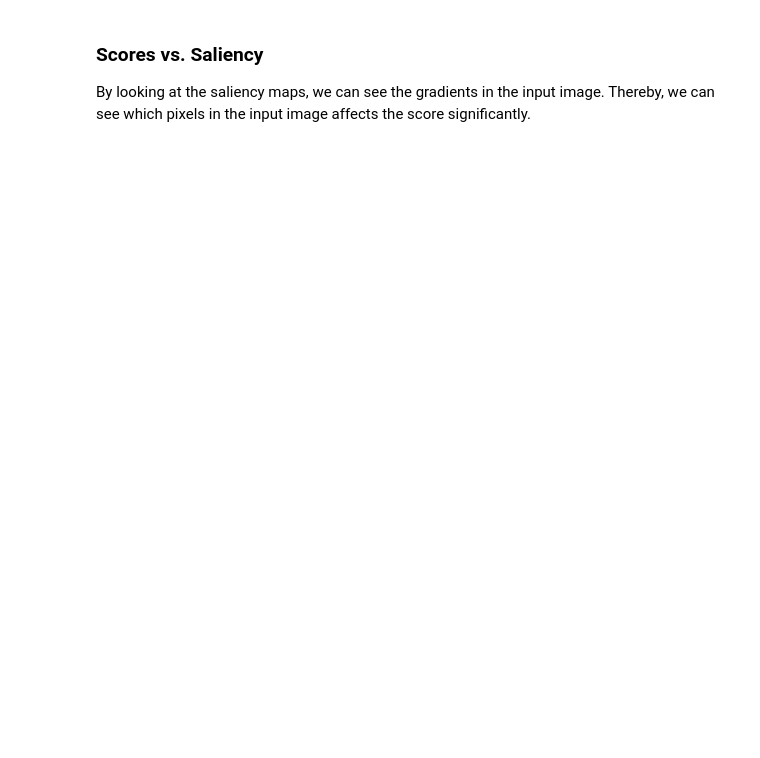
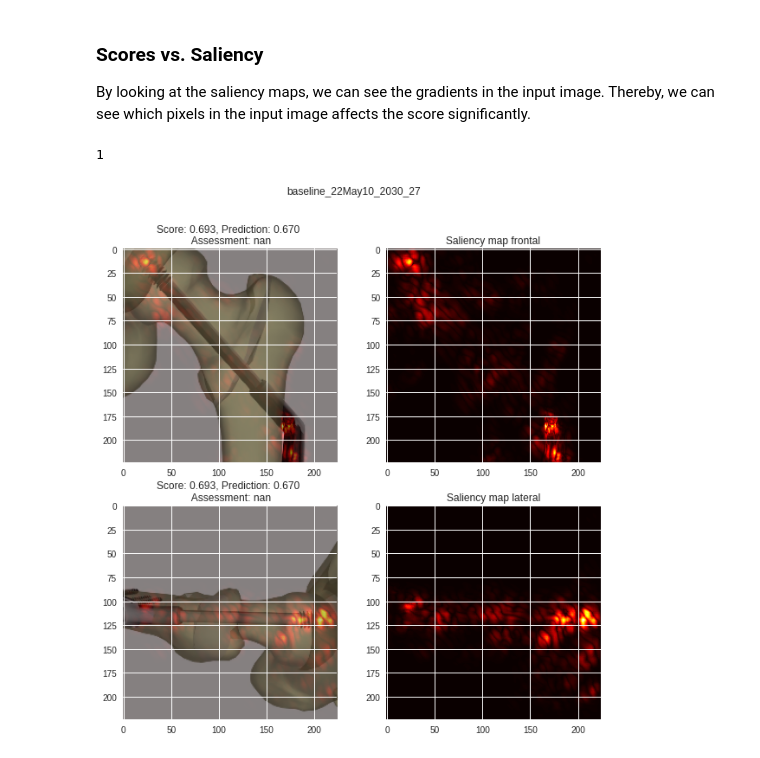
Before and after one commit to ditteblom/OrtKirProject, a Jupyter notebook: analysis.ipynb, the cells around one changed output. Drawn from its saved outputs; the diff is of its cells as text; code cells hidden in the pictures; blank space fills up the shorter version.

```diff
--- a/analysis.ipynb
+++ b/analysis.ipynb
@@ -164,0 +191,50 @@ pred = preds_test[idx]
+# %%
+def find_idx(idx1, idx2):
+    for i in range(len(idx1)):
+        for j in range(len(idx2)):
+            if idx1[i] == idx2[j]:
+                return idx1[i]
+# %%
+# first only take the ones with assessment
+idx_w_assess = np.where(np.array(assess_test_all) > 0)
+
+#scores_test_all_ = np.array(scores_test_all)[idx_w_assess]
+#preds_test_all_ = np.array(preds_test_all)[idx_w_assess]
+
+# find difference in prediction vs. score
+idx_score = np.where(np.array(scores_test_all) < 0.7)
+idx_preds = np.where(np.array(preds_test_all) < 0.7)
+
+idx = find_idx(idx_score[0], idx_preds[0])
+print(idx)
+
+#
+pred = preds_test_all[idx]
+score = scores_test_all[idx]
+assess = assess_test_all[idx]
+image = images_test_all[idx]
+
+
+_, model_slc = saliency(image, model)
+
+fig, ax = plt.subplots(2,2, figsize = (10,10))
+fig.suptitle(id_)
+
+ax[0,0].imshow(image.permute(1, 2, 3, 0)[0])
+ax[0,0].set_title(f'Score: {score:.3f}, Prediction: {pred[0]:.3f} \n Assessment: {assess:.0f}')
+ax[0,0].imshow(model_slc[0], cmap = plt.cm.hot, alpha = 0.5)
+
+ax[0,1].set_title('Saliency map frontal')
+ax[0,1].imshow(model_slc[0], cmap = plt.cm.hot)
+
+ax[1,0].imshow(image.permute(1, 2, 3, 0)[1])
+ax[1,0].set_title(f'Score: {score:.3f}, Prediction: {pred[0]:.3f} \n Assessment: {assess:.0f}')
+ax[1,0].imshow(model_slc[1], cmap = plt.cm.hot, alpha = 0.5)
+
+ax[1,1].set_title('Saliency map lateral')
+ax[1,1].imshow(model_slc[1], cmap = plt.cm.hot)
+
+plt.show()
+# %% [output]
+1
+[figure, added]
```
Also changed, not shown: parts of 15 cells of this notebook, 7 other files.
